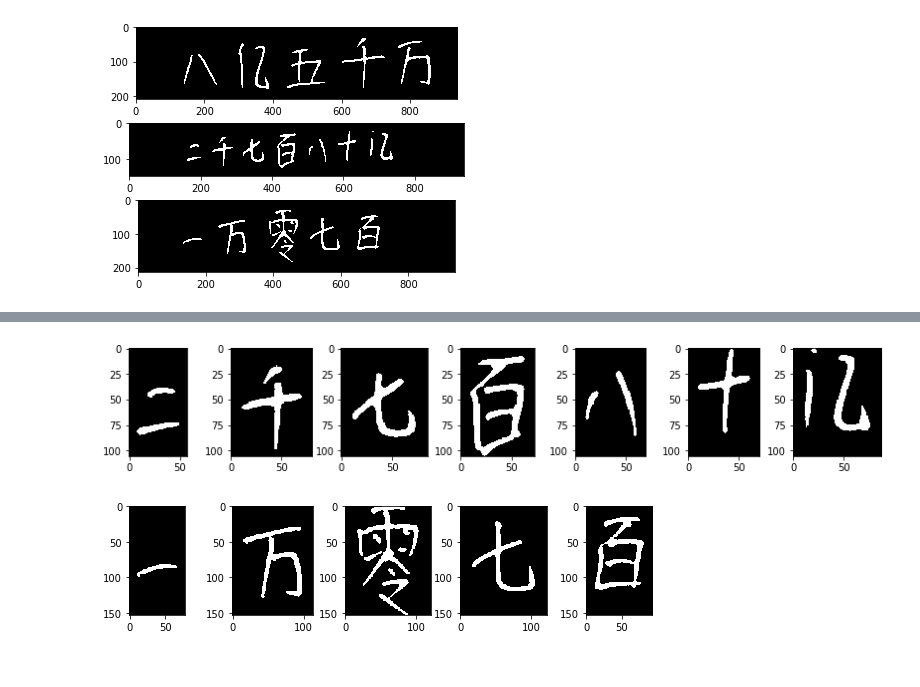
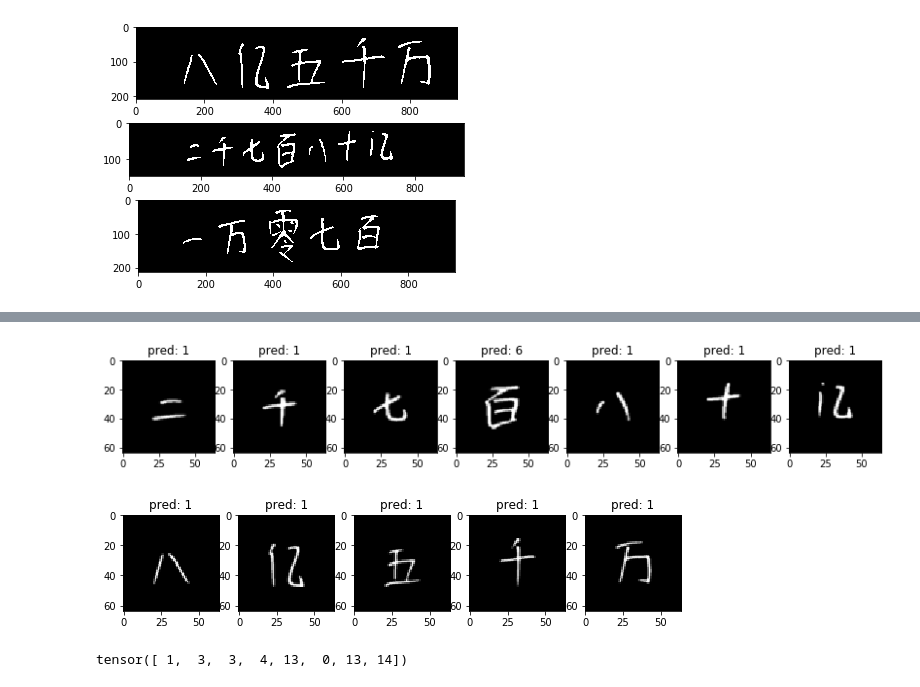
Before and after one commit to CChenLi/integer_convert, a Jupyter notebook: dataset.ipynb, the cells around one changed output, grey strips where cells are left out. Cells and saved outputs as stored; diff of their text form; code cells hidden in the pictures.

Commit message:
adjust model

```diff
--- a/dataset.ipynb
+++ b/dataset.ipynb
@@ -128,0 +157,20 @@ RuntimeError: It is expected output_size equals to 1, but got size 2
+# %%
+example_slice = pic_tensor[slices[0][0] : slices[0][1], : ]
+cuts = HelperFunc.get_characters(example_slice)
+fig = plt.figure(figsize=[2 * len(cuts), 2])
+for i, cut in enumerate(cuts):
+    fig.add_subplot(1, len(cuts), i+1)
+    start_index, end_index = cut
+    buff = int(0.2 * (end_index - start_index))
+    short_pic_tensor = example_slice[: ,start_index-buff : end_index + buff]
+    # Trim the data
+    img = transforms.ToPILImage(mode='L')(short_pic_tensor)
+    p = transforms.Compose([transforms.Scale((32,32))])
+    new_img = ImageOps.expand(p(img),border=(16),fill='black')
+    # Prediction
+    trans = transforms.ToTensor()
+    new_tensor = torch.unsqueeze(trans(new_img), 0)
+    pred = model(new_tensor).argmax()
+    print(pred)
+    plt.imshow(new_img, cmap="gray")
+    plt.title(f"pred: {pred}")
@@ -135,18 +190,36 @@ for i, cut in enumerate(cuts):
     start_index, end_index = cut
     buff = int(0.2 * (end_index - start_index))
     short_pic_tensor = example_slice[: ,start_index-buff : end_index + buff]
-    plt.imshow(short_pic_tensor, cmap="gray")
+    # Trim the data
+    img = transforms.ToPILImage(mode='L')(short_pic_tensor)
+    p = transforms.Compose([transforms.Scale((32,32))])
+    new_img = ImageOps.expand(p(img),border=(16),fill='black')
+    # Prediction
+    trans = transforms.ToTensor()
+    new_tensor = torch.unsqueeze(trans(new_img), 0)
+    pred = model(new_tensor).argmax()
+    plt.imshow(new_img, cmap="gray")
+    plt.title(f"pred: {pred}")
 # %% [output]
-[figure, old version]
+[figure, new version]
 # %%
-example_slice = pic_tensor[slices[2][0] : slices[2][1], : ]
+example_slice = pic_tensor[slices[0][0] : slices[0][1], : ]
 cuts = HelperFunc.get_characters(example_slice)
 fig = plt.figure(figsize=[2 * len(cuts), 2])
 for i, cut in enumerate(cuts):
     fig.add_subplot(1, len(cuts), i+1)
     start_index, end_index = cut
     buff = int(0.2 * (end_index - start_index))
     short_pic_tensor = example_slice[: ,start_index-buff : end_index + buff]
-    plt.imshow(short_pic_tensor, cmap="gray")
+    # Trim the data
+    img = transforms.ToPILImage(mode='L')(short_pic_tensor)
+    p = transforms.Compose([transforms.Scale((32,32))])
+    new_img = ImageOps.expand(p(img),border=(16),fill='black')
+    # Prediction
+    trans = transforms.ToTensor()
+    new_tensor = torch.unsqueeze(trans(new_img), 0)
+    pred = model(new_tensor).argmax()
+    plt.imshow(new_img, cmap="gray")
+    plt.title(f"pred: {pred}")
 # %% [output]
-[figure, old version]
+[figure, new version]
@@ -152,0 +228,4 @@ for i, cut in enumerate(cuts):
+# %%
+preds.argmax(dim=1)
+# %% [output]
+tensor([ 1,  3,  3,  4, 13,  0, 13, 14])
```
Also changed, not shown: parts of 11 cells of this notebook, 4 other files.
